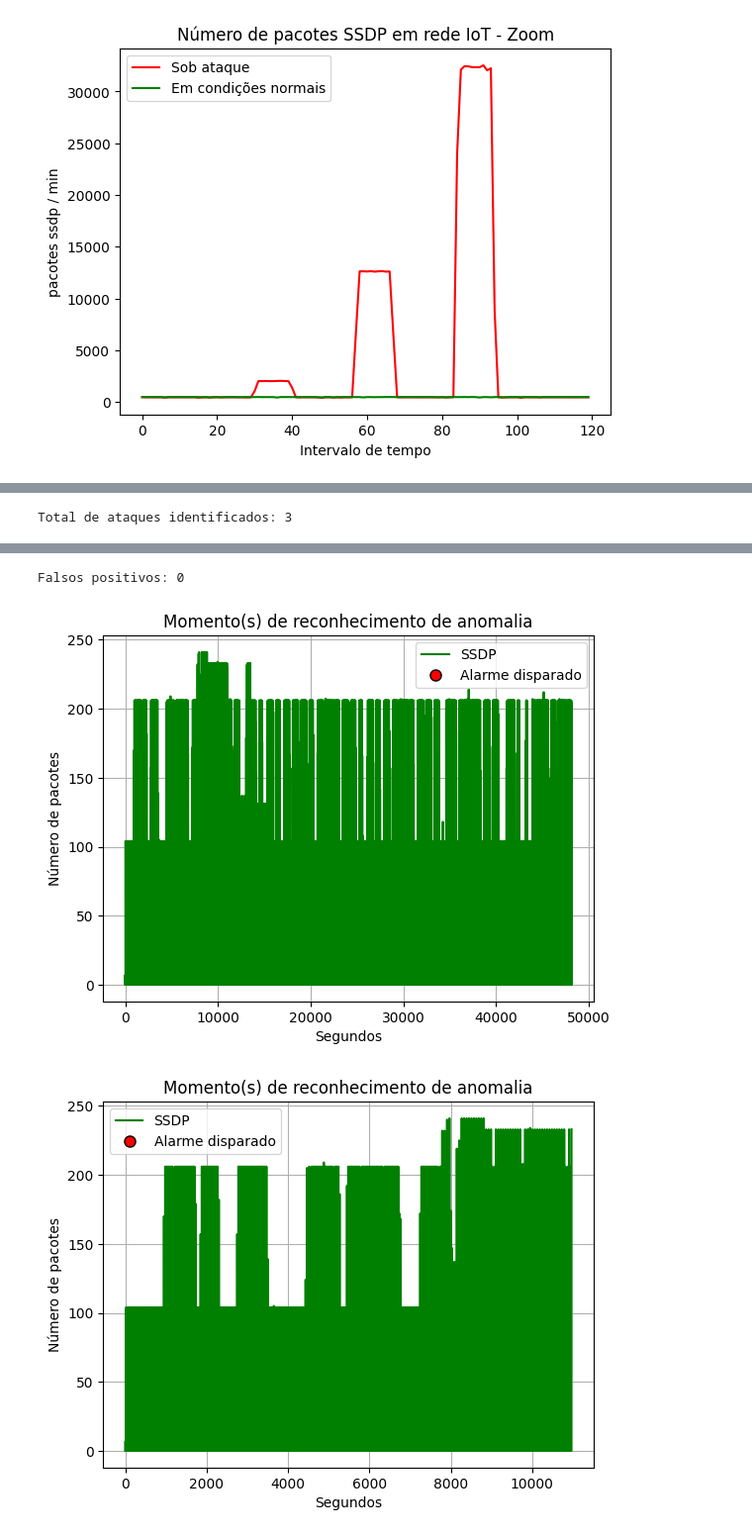
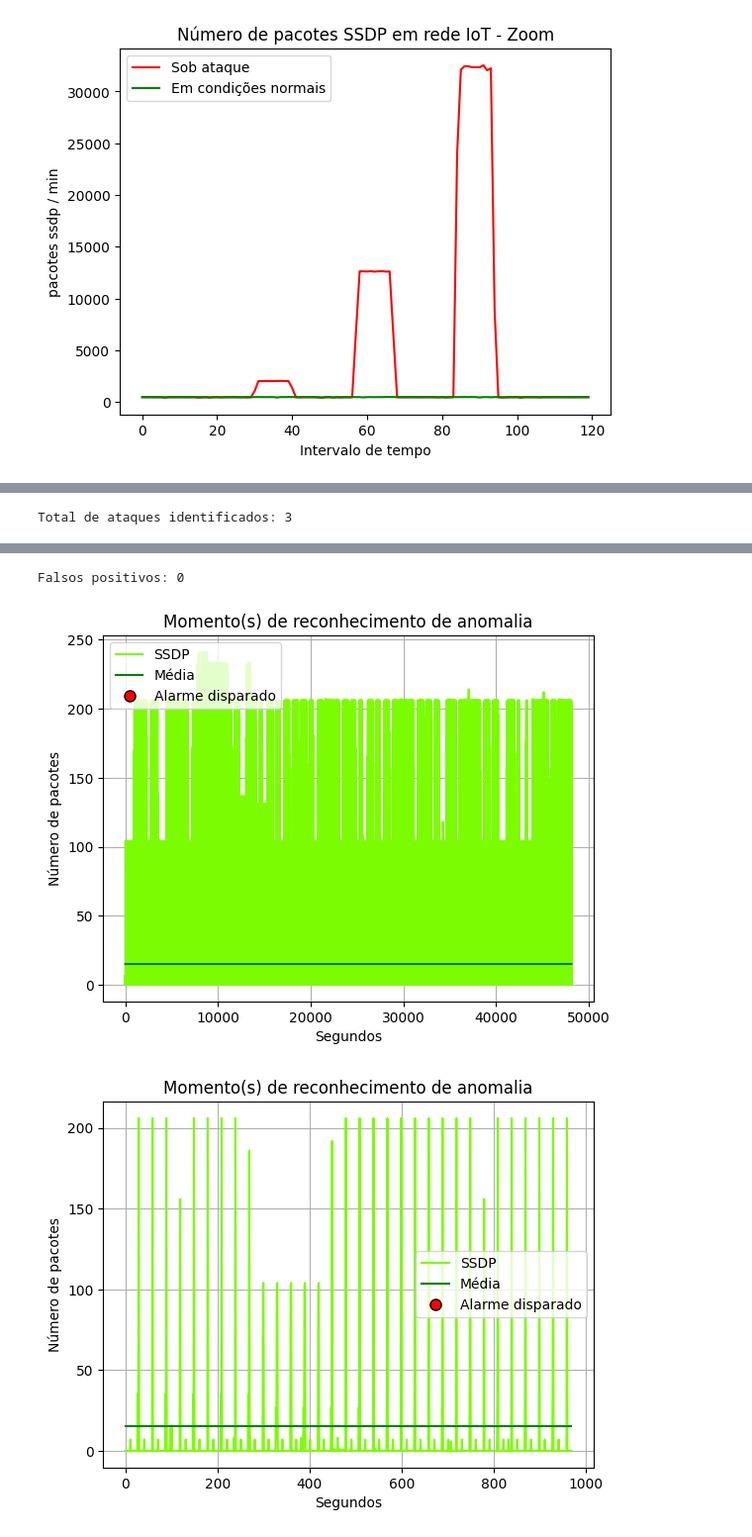
Before and after one commit to hflautert/AnomalyDetection, a Jupyter notebook: AnomaliaSSDP.ipynb, the cells around one changed output, grey strips where cells are left out. Shown at 99% size. Saved outputs shown, nothing was run; the diff lists cells and outputs as text; code cells hidden in the pictures.

```diff
--- a/AnomaliaSSDP.ipynb
+++ b/AnomaliaSSDP.ipynb
@@ -50,8 +50,9 @@ def visualizamix(serie_dados_a,ca,serie_dados_n,cn,u_tempo,tipo):
   plt.legend(loc='best')
   plt.show()
 
-def visualiza_alarmes(serie_dados,alarme_pos,alarme_val,u_tempo,tipo,intervalo,cor):
-  plt.plot(serie_dados[intervalo:], color = cor, label = tipo)
+def visualiza_alarmes(serie_dados,alarme_pos,alarme_val,u_tempo,tipo,intervalo,cor_pacote,cor_media,media):
+  plt.plot(serie_dados[intervalo:], color = cor_pacote, label = tipo)
+  plt.plot(media[:], color = cor_media, label = 'Média')
   plt.plot(alarme_pos,alarme_val, 'ro', ms=8, mec='k', label = "Alarme disparado")
   plt.title('Momento(s) de reconhecimento de anomalia')
   plt.xlabel(u_tempo)
@@ -81,7 +82,9 @@ def aplica_modelo(serie_normal,serie_ataque,delta_v,inter_mm,taxa_min):
   alarme_normal_pos = [] # Array para registrar momento de ativação dos alarmes do tráfego de rede normal
   alarme_normal_val = [] # Array para registrar valor de ativação dos alarmes do tráfego de rede normal
   alarme_ataque_pos = [] # Array para registrar momento de ativação dos alarmes do tráfego de com ataques
-  alarme_ataque_val = [] # Array para registrar valor de ativação dos alarmes do tráfego de com ataques
+  alarme_ataque_val = [] # Array para registrar valor de ativação dos alarmes do tráfego com ataques
+  media_normal = [] # Array para registrar a média de pacotes do tráfego normal
+  media_ataque = [] # Array para registrar a média de pacotes do tráfego com ataques
 
   # Inicia calculo e comparacao das medias moveis
   for i in range(len(matriz_ataque)):
@@ -92,8 +95,10 @@ def aplica_modelo(serie_normal,serie_ataque,delta_v,inter_mm,taxa_min):
       pen_media=matriz_ataque[i-1].mean()
       media_atual=matriz_ataque[i].mean()
       if (antpen_media<taxa_min) and (pen_media<taxa_min) and (media_atual<taxa_min):
-        pass # taxa mínima
+        # taxa mínima - registra somente a estabilizacao
+        media_ataque.append(taxa_min)
       else:
+        media_ataque.append(matriz_ataque[i].mean())
         if (media_atual>pen_media*delta_v) and (pen_media>antpen_media*delta_v) and sob_ataque == 0:
           # Se a media atual é delta_v maior que a média anterior, e a média anterior é delta_v maior que a antepenúltima, contabiliza ataque
           cont_ataque += 1
@@ -113,8 +118,10 @@ def aplica_modelo(serie_normal,serie_ataque,delta_v,inter_mm,taxa_min):
       pen_media=matriz_normal[i-1].mean()
       media_atual=matriz_normal[i].mean()
       if (antpen_media<taxa_min) and (pen_media<taxa_min) and (media_atual<taxa_min):
-        pass # taxa mínima
+        # taxa mínima - registra somente a estabilizacao
+        media_normal.append(taxa_min)
       else:
+        media_normal.append(matriz_normal[i].mean())
         if (media_atual>pen_media*delta_v) and (pen_media>antpen_media*delta_v) and sob_ataque == 0:
           # Se a media atual é delta_v maior que a média anterior, e a média anterior é delta_v maior que a antepenúltima, contabiliza ataque
           cont_f_ataque += 1
@@ -125,7 +132,7 @@ def aplica_modelo(serie_normal,serie_ataque,delta_v,inter_mm,taxa_min):
         if (antpen_media>pen_media) and (pen_media>media_atual):
           sob_ataque = 0 # Media em queda, desarma sob ataque - para contabilizar novos ataques
 
-  return cont_ataque,cont_f_ataque,alarme_normal_pos,alarme_normal_val,alarme_ataque_pos,alarme_ataque_val
+  return cont_ataque,cont_f_ataque,alarme_normal_pos,alarme_normal_val,alarme_ataque_pos,alarme_ataque_val,media_normal,media_ataque
 # %%
 # Carregando dados
 
@@ -233,20 +240,20 @@ intervalo=30
 taxa_minima=15
 ##
 
-ataques_reconhecidos,falsos_positivos,alarme_normal_pos,alarme_normal_val,alarme_ataque_pos,alarme_ataque_val=aplica_modelo(dados_normal,dados_ataque,delta,intervalo,taxa_minima)
+ataques_reconhecidos,falsos_positivos,alarme_normal_pos,alarme_normal_val,alarme_ataque_pos,alarme_ataque_val,media_normal,media_ataque=aplica_modelo(dados_normal,dados_ataque,delta,intervalo,taxa_minima)
 
 print ("Total de ataques identificados:",ataques_reconhecidos)
-visualiza_alarmes(dados_ataque,alarme_ataque_pos,alarme_ataque_val,unidade_de_tempo,tipo_dos_pacotes,intervalo,'r')
+visualiza_alarmes(dados_ataque,alarme_ataque_pos,alarme_ataque_val,unidade_de_tempo,tipo_dos_pacotes,intervalo,'darkorange','r',media_ataque)
 # Recorte para aproximacao
 dados_ataque=dados_ataque[26000:33000]
-ataques_reconhecidos,falsos_positivos,alarme_normal_pos,alarme_normal_val,alarme_ataque_pos,alarme_ataque_val=aplica_modelo(dados_normal,dados_ataque,delta,intervalo,taxa_minima)
-visualiza_alarmes(dados_ataque,alarme_ataque_pos,alarme_ataque_val,unidade_de_tempo,tipo_dos_pacotes,intervalo,'r')
+ataques_reconhecidos,falsos_positivos,alarme_normal_pos,alarme_normal_val,alarme_ataque_pos,alarme_ataque_val,media_normal,media_ataque=aplica_modelo(dados_normal,dados_ataque,delta,intervalo,taxa_minima)
+visualiza_alarmes(dados_ataque,alarme_ataque_pos,alarme_ataque_val,unidade_de_tempo,tipo_dos_pacotes,intervalo,'darkorange','r',media_ataque)
 
 print ("Falsos positivos:",falsos_positivos)
-visualiza_alarmes(dados_normal,alarme_normal_pos,alarme_normal_val,unidade_de_tempo,tipo_dos_pacotes,intervalo,'g')
+visualiza_alarmes(dados_normal,alarme_normal_pos,alarme_normal_val,unidade_de_tempo,tipo_dos_pacotes,intervalo,'lawngreen','g',media_normal)
 # Recorte para aproximacao
-dados_normal=dados_normal[:11000]
-ataques_reconhecidos,falsos_positivos,alarme_normal_pos,alarme_normal_val,alarme_ataque_pos,alarme_ataque_val=aplica_modelo(dados_normal,dados_ataque,delta,intervalo,taxa_minima)
-visualiza_alarmes(dados_normal,alarme_normal_pos,alarme_normal_val,unidade_de_tempo,tipo_dos_pacotes,intervalo,'g')
+dados_normal=dados_normal[5000:6000]
+ataques_reconhecidos,falsos_positivos,alarme_normal_pos,alarme_normal_val,alarme_ataque_pos,alarme_ataque_val,media_normal,media_ataque=aplica_modelo(dados_normal,dados_ataque,delta,intervalo,taxa_minima)
+visualiza_alarmes(dados_normal,alarme_normal_pos,alarme_normal_val,unidade_de_tempo,tipo_dos_pacotes,intervalo,'lawngreen','g',media_normal)
 # %% [output]
 Total de ataques identificados: 3
@@ -255,3 +262,3 @@ Total de ataques identificados: 3
 Falsos positivos: 0
-[figure, old version]
+[figure, new version]
-[figure, old version]
+[figure, new version]
```
Also changed, not shown: parts of 3 cells of this notebook.
